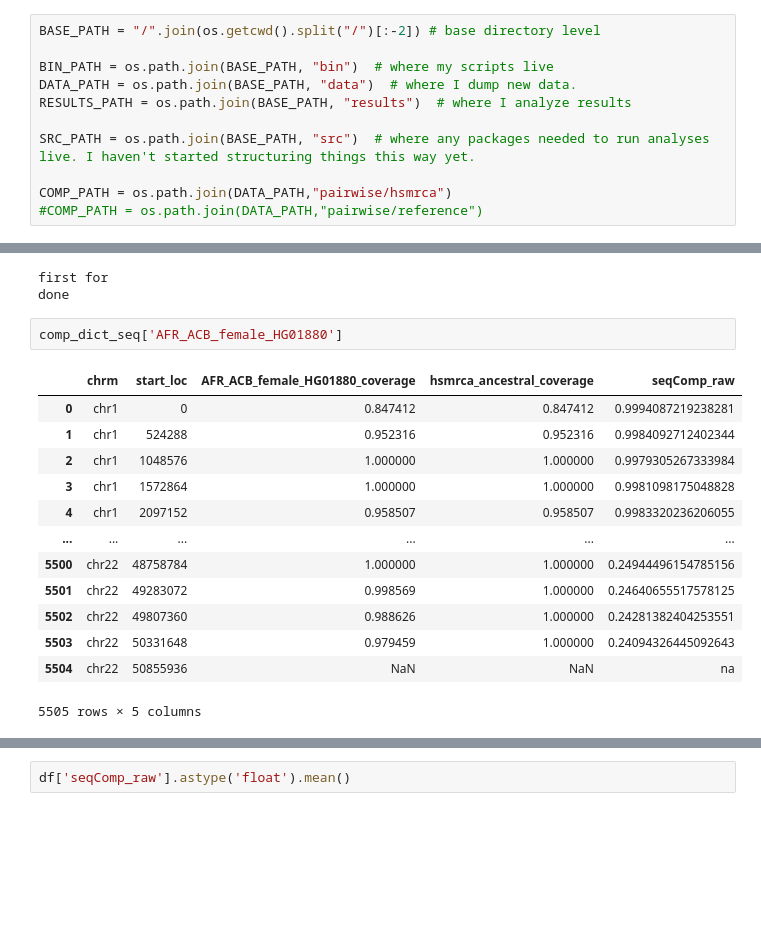
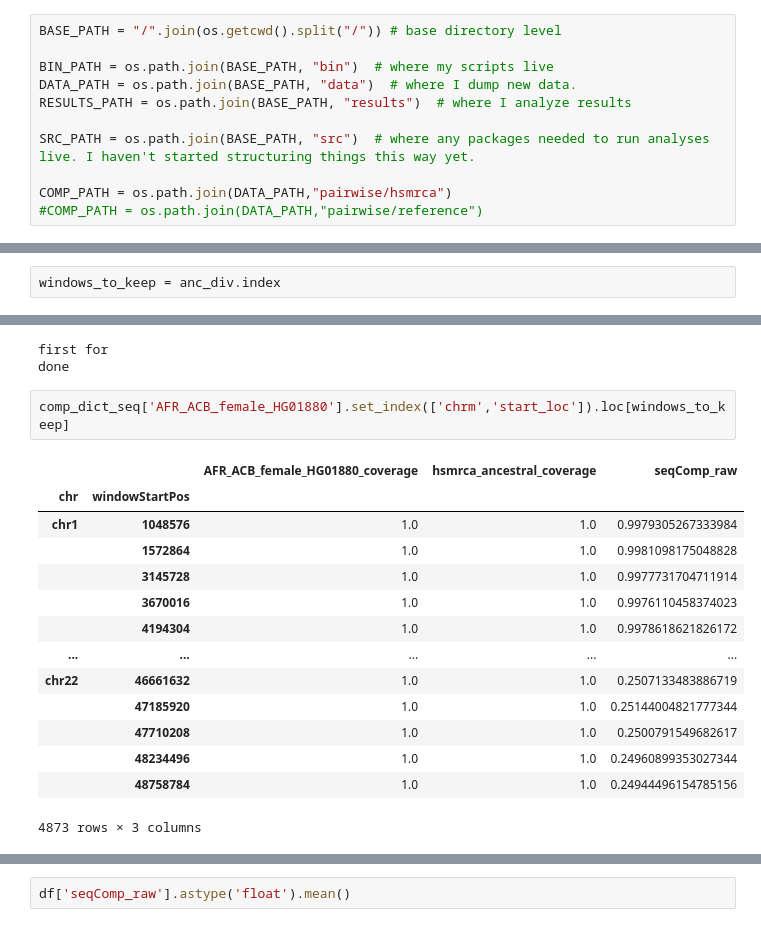
Before and after one commit to erin-n-gilbertson/3DGenome-diversity, a Jupyter notebook: activeNotebooks/AncestralPairAnalysis_new.ipynb, the cells around one changed output, grey strips where cells are left out. Saved outputs shown, nothing was run; the diff lists cells and outputs as text; blank space fills up the shorter version.

```diff
--- a/activeNotebooks/AncestralPairAnalysis_new.ipynb
+++ b/activeNotebooks/AncestralPairAnalysis_new.ipynb
@@ -14,7 +14,7 @@ import os
 import scikit_posthocs as sp
 import pybedtools
 # %%
-BASE_PATH = "/".join(os.getcwd().split("/")[:-2]) # base directory level
+BASE_PATH = "/".join(os.getcwd().split("/")) # base directory level
 
 BIN_PATH = os.path.join(BASE_PATH, "bin")  # where my scripts live
 DATA_PATH = os.path.join(BASE_PATH, "data")  # where I dump new data.
@@ -457,0 +499,2 @@ anc_div = 1-anc_spear
+# %%
+windows_to_keep = anc_div.index
@@ -692,20 +764,21 @@ print('done')
 first for
 done
 # %%
-comp_dict_seq['AFR_ACB_female_HG01880']
+comp_dict_seq['AFR_ACB_female_HG01880'].set_index(['chrm','start_loc']).loc[windows_to_keep]
 # %% [output]
-|  | chrm | start_loc | AFR_ACB_female_HG01880_coverage | hsmrca_ancestral_coverage | seqComp_raw |
-| 0 | chr1 | 0 | 0.847412 | 0.847412 | 0.9994087219238281 |
-| 1 | chr1 | 524288 | 0.952316 | 0.952316 | 0.9984092712402344 |
-| 2 | chr1 | 1048576 | 1.000000 | 1.000000 | 0.9979305267333984 |
-| 3 | chr1 | 1572864 | 1.000000 | 1.000000 | 0.9981098175048828 |
-| 4 | chr1 | 2097152 | 0.958507 | 0.958507 | 0.9983320236206055 |
-| ... | ... | ... | ... | ... | ... |
-| 5500 | chr22 | 48758784 | 1.000000 | 1.000000 | 0.24944496154785156 |
-| 5501 | chr22 | 49283072 | 0.998569 | 1.000000 | 0.24640655517578125 |
-| 5502 | chr22 | 49807360 | 0.988626 | 1.000000 | 0.24281382404253551 |
-| 5503 | chr22 | 50331648 | 0.979459 | 1.000000 | 0.24094326445092643 |
-| 5504 | chr22 | 50855936 | NaN | NaN | na |
+|  |  | AFR_ACB_female_HG01880_coverage | hsmrca_ancestral_coverage | seqComp_raw |
+| chr | windowStartPos |  |  |  |
+| chr1 | 1048576 | 1.0 | 1.0 | 0.9979305267333984 |
+|  | 1572864 | 1.0 | 1.0 | 0.9981098175048828 |
+|  | 3145728 | 1.0 | 1.0 | 0.9977731704711914 |
+|  | 3670016 | 1.0 | 1.0 | 0.9976110458374023 |
+|  | 4194304 | 1.0 | 1.0 | 0.9978618621826172 |
+| ... | ... | ... | ... | ... |
+| chr22 | 46661632 | 1.0 | 1.0 | 0.2507133483886719 |
+|  | 47185920 | 1.0 | 1.0 | 0.25144004821777344 |
+|  | 47710208 | 1.0 | 1.0 | 0.2500791549682617 |
+|  | 48234496 | 1.0 | 1.0 | 0.24960899353027344 |
+|  | 48758784 | 1.0 | 1.0 | 0.24944496154785156 |
-5505 rows × 5 columns
+4873 rows × 3 columns
 # %%
 indivs = list(comp_dict_seq.keys())
```
Also changed, not shown: parts of 11 cells of this notebook, 2 other files.
